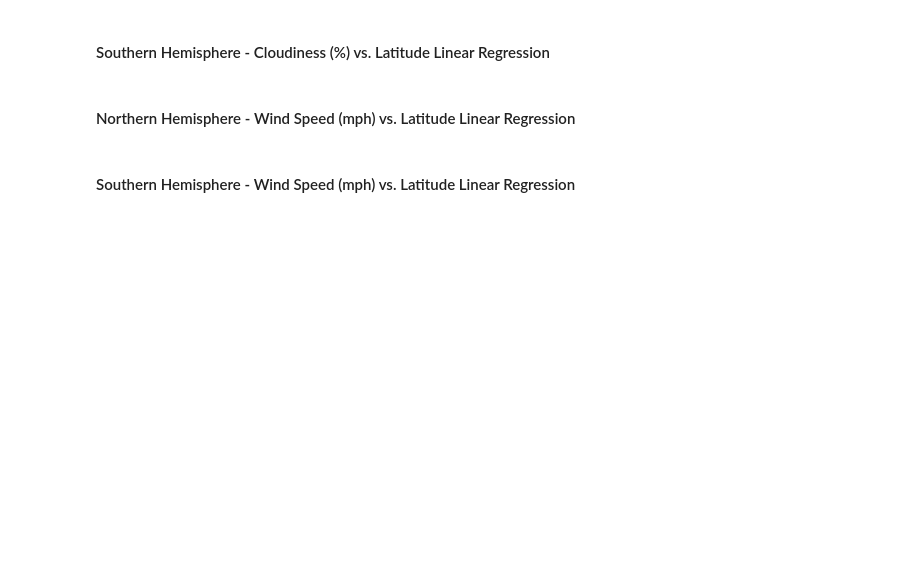
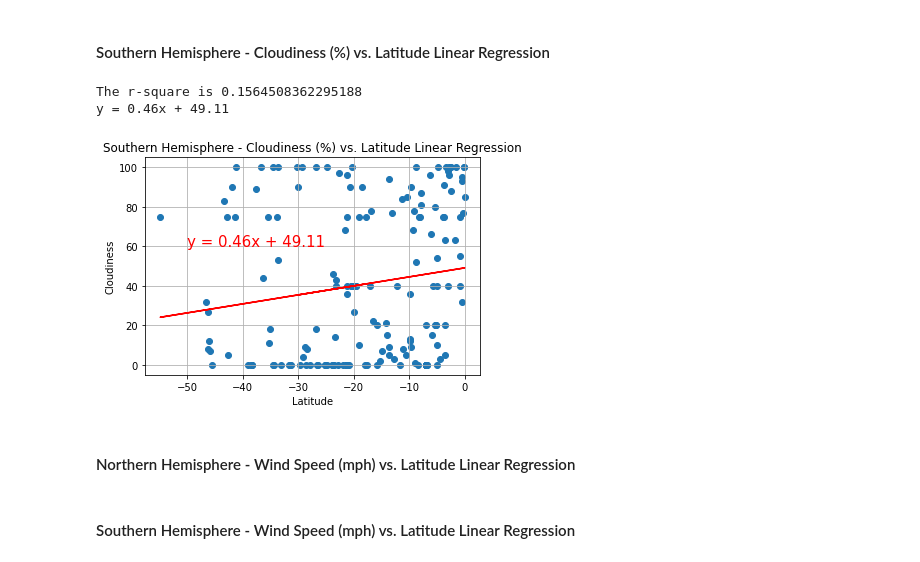
Before and after one commit to dalismo/python-api-challenge, a Jupyter notebook: WeatherPy/WeatherPy.ipynb, the cells around one changed output. Drawn from its saved outputs; the diff is of its cells as text; code cells hidden in the pictures; blank space fills up the shorter version.

```diff
--- a/WeatherPy/WeatherPy.ipynb
+++ b/WeatherPy/WeatherPy.ipynb
@@ -332,5 +347,19 @@ y = 0.39x + 81.68
 # %% [markdown]
 ####  Southern Hemisphere - Cloudiness (%) vs. Latitude Linear Regression
+# %%
+x_values = southern_df["Lat"]
+y_values = southern_df["Cloudiness"]
+regEQplotX = -50
+regEQplotY = 60
+y_label = "Cloudiness"
+plt.title(f'Southern Hemisphere - Cloudiness (%) vs. Latitude Linear Regression')
+linearRegression(x_values,y_values,regEQplotX,regEQplotY,y_label)
+plt.savefig(f'Southern Hemisphere - Cloudiness (%) vs. Latitude Linear Regression.png')
+plt.show()
+# %% [output]
+The r-square is 0.1564508362295188
+y = 0.46x + 49.11
+[figure, added]
 # %% [markdown]
 ####  Northern Hemisphere - Wind Speed (mph) vs. Latitude Linear Regression
 # %% [markdown]
```
Also changed, not shown: parts of 4 cells of this notebook, 5 other files.
